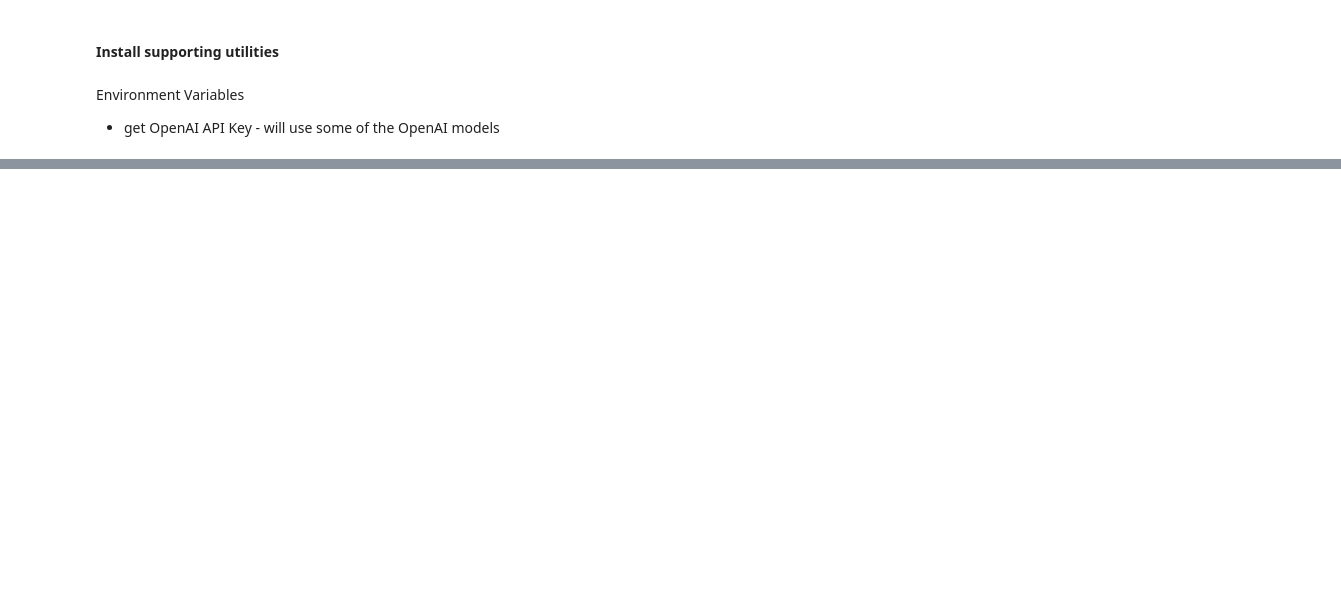
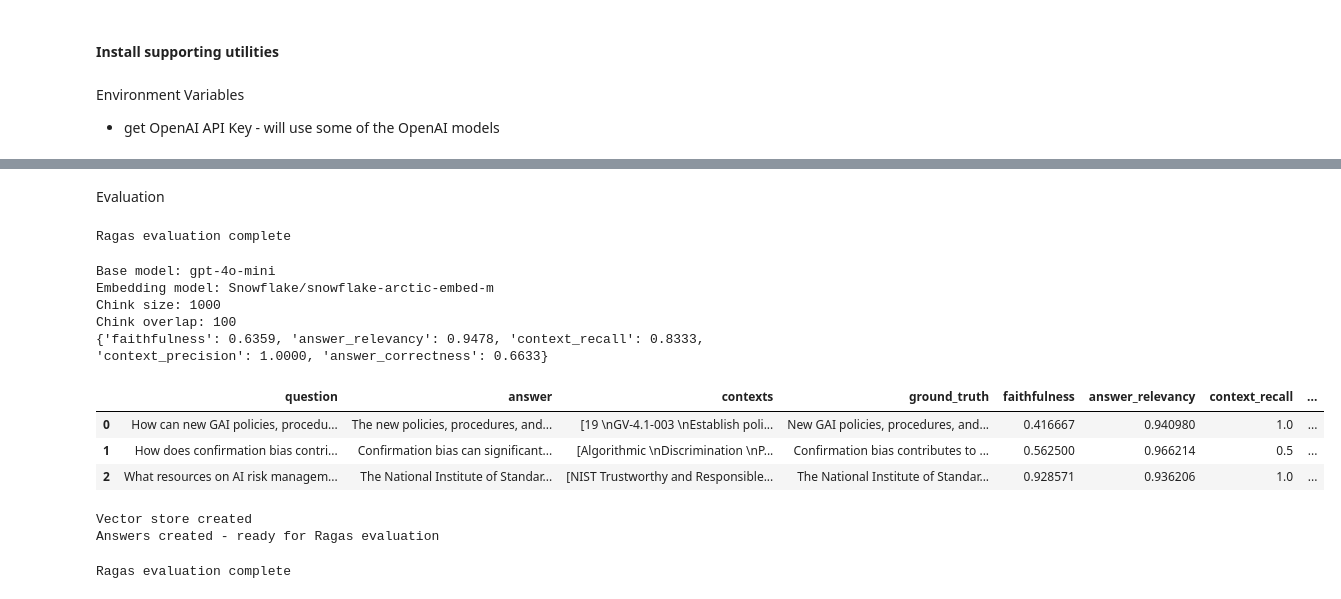
Before and after one commit to rchrdgwr/AIE4-Midterm, a Jupyter notebook: rag_chain.ipynb, the cells around one changed output, grey strips where cells are left out. Drawn from its saved outputs; the diff is of its cells as text; code cells hidden in the pictures; blank space fills up the shorter version.

```diff
--- a/rag_chain.ipynb
+++ b/rag_chain.ipynb
@@ -71,0 +43,14 @@ Test it
+# %%
+from classes.app_state import AppState
+from utilities.doc_utilities import get_documents
+document_urls = [
+    "https://www.whitehouse.gov/wp-content/uploads/2022/10/Blueprint-for-an-AI-Bill-of-Rights.pdf",
+     "https://nvlpubs.nist.gov/nistpubs/ai/NIST.AI.600-1.pdf",
+]
+
+app_state = AppState()
+app_state.set_debug(False)
+
+app_state.set_document_urls(document_urls)
+
+get_documents(app_state)
@@ -172,0 +254,64 @@ Number of found context: 4
+# %% [markdown]
+Evaluation
+# %%
+from ragas import evaluate
+from ragas.metrics import (
+    faithfulness,
+    answer_relevancy,
+    answer_correctness,
+    context_recall,
+    context_precision,
+)
+def run_ragas_evaluation(app_state, model_run_state):
+    metrics = [
+        faithfulness,
+        answer_relevancy,
+        context_recall,
+        context_precision,
+        answer_correctness,
+    ]
+    model_run_state.ragas_results = evaluate(model_run_state.response_dataset, metrics)
+    print("Ragas evaluation complete")
+run_ragas_evaluation(app_state, model_1000_100_state)
+# %% [output]
+Ragas evaluation complete
+# %%
+model_1000_100_state.parameters()
+#model_1000_100_state.results_summary()
+model_1000_100_state.results()
+
+print(model_1000_100_state.ragas_results)
+results_df = model_1000_100_state.ragas_results.to_pandas()
+results_df
+# %% [output]
+Base model: gpt-4o-mini
+Embedding model: Snowflake/snowflake-arctic-embed-m
+Chink size: 1000
+Chink overlap: 100
+{'faithfulness': 0.6359, 'answer_relevancy': 0.9478, 'context_recall': 0.8333, 'context_precision': 1.0000, 'answer_correctness': 0.6633}
+|  | question | answer | contexts | ground_truth | faithfulness | answer_relevancy | context_recall | ... |
+| 0 | How can new GAI policies, procedu... | The new policies, procedures, and... | [19 \nGV-4.1-003 \nEstablish poli... | New GAI policies, procedures, and... | 0.416667 | 0.940980 | 1.0 | ... |
+| 1 | How does confirmation bias contri... | Confirmation bias can significant... | [Algorithmic \nDiscrimination \nP... | Confirmation bias contributes to ... | 0.562500 | 0.966214 | 0.5 | ... |
+| 2 | What resources on AI risk managem... | The National Institute of Standar... | [NIST Trustworthy and Responsible... | The National Institute of Standar... | 0.928571 | 0.936206 | 1.0 | ... |
+# %%
+snowflake_base_state = ModelRunState()
+snowflake_base_state.name = "Snowflake_Base/1000/100"
+snowflake_base_state.qa_model_name = "gpt-4o-mini"
+snowflake_base_state.qa_model = ChatOpenAI(model=snowflake_base_state.qa_model_name)
+
+# snowflake embedding model
+snowflake_base_state.embedding_model_name = "Snowflake/snowflake-arctic-embed-m"
+snowflake_base_state.embedding_model = HuggingFaceEmbeddings(model_name=snowflake_base_state.embedding_model_name)
+
+# use same chunk size as before
+snowflake_base_state.chunk_size = 1000
+snowflake_base_state.chunk_overlap = 100
+create_vector_store(app_state, snowflake_base_state)
+
+create_rag_chain(app_state, snowflake_base_state)
+create_answers(app_state, snowflake_base_state, ragas_state)
+run_ragas_evaluation(app_state, snowflake_base_state)
+# %% [output]
+Vector store created
+Answers created - ready for Ragas evaluation
+Ragas evaluation complete
```
Also changed, not shown: parts of 35 cells of this notebook, 29 other files.
